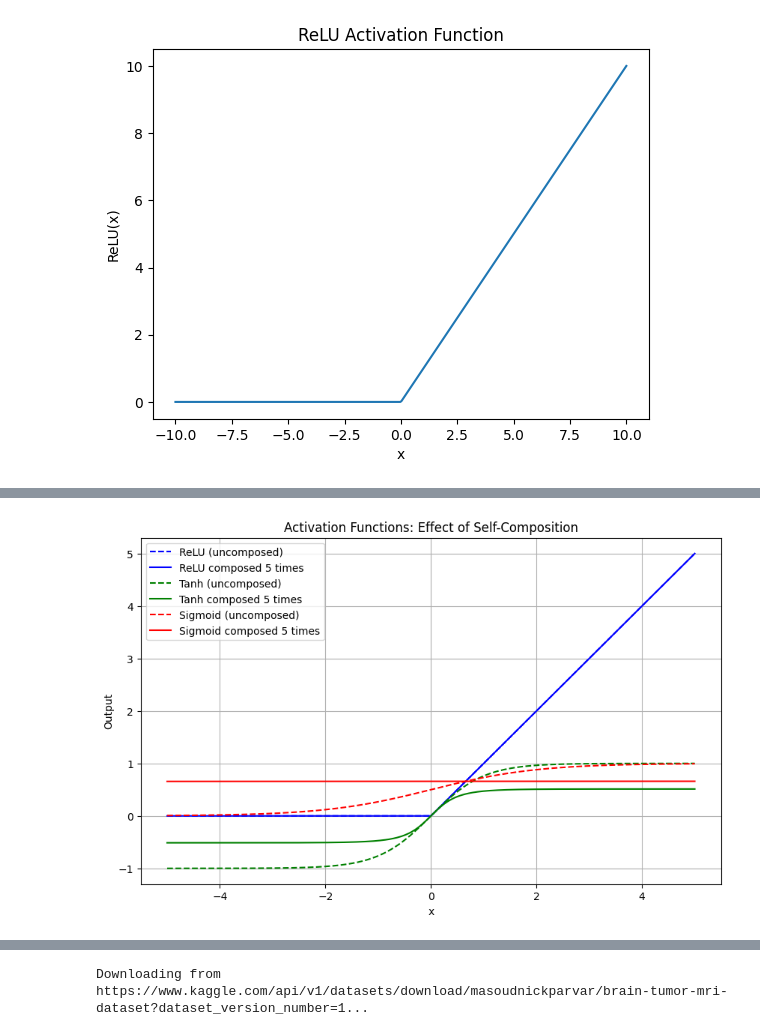
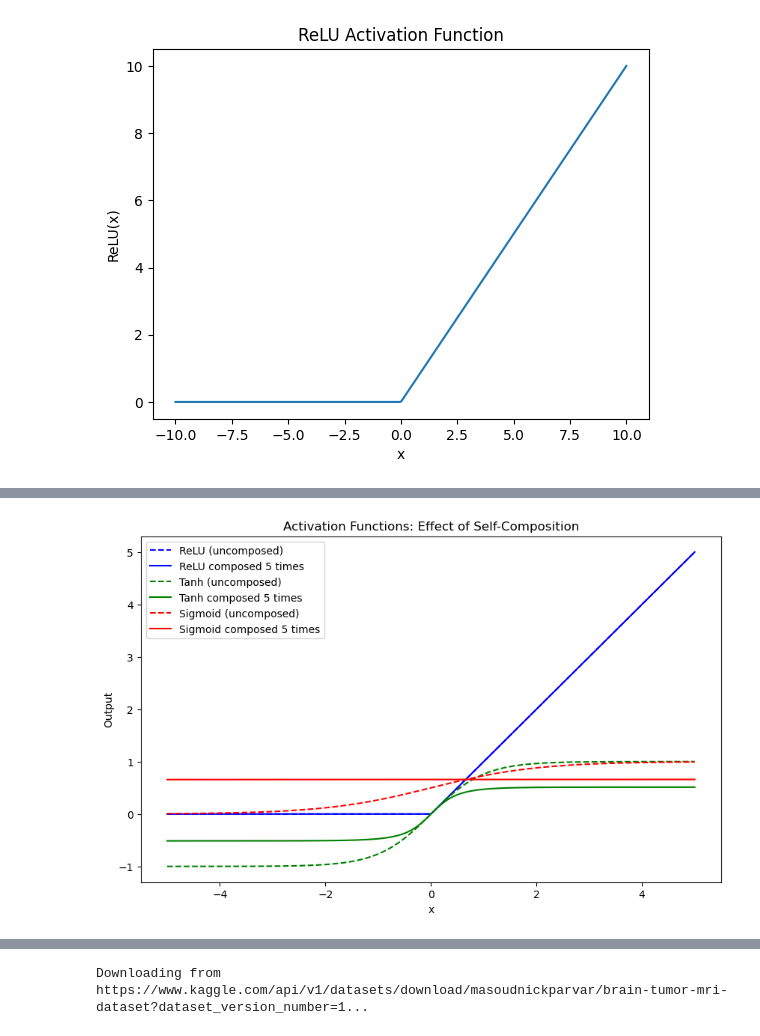
Before and after one commit to shrey1411/dst-group-project-2, a Jupyter notebook: VivekP/04-ReLUInvestigation.ipynb, the cells around one changed output, grey strips where cells are left out. Cells and saved outputs as stored; diff of their text form; code cells hidden in the pictures.

```diff
--- a/VivekP/04-ReLUInvestigation.ipynb
+++ b/VivekP/04-ReLUInvestigation.ipynb
@@ -146,32 +186,32 @@ def sigmoid(x): return 1 / (1 + np.exp(-x))
 
 # Apply the activation function n times
 def apply_composed(func, x, n=5):
     for _ in range(n):
         x = func(x)
     return x
 
 # Generate x values
 x = np.linspace(-5, 5, 400)
 
 # Define activation functions and their colors
 functions = [relu, tanh, sigmoid]
 function_names = ["ReLU", "Tanh", "Sigmoid"]
 colors = ["blue", "green", "red"]
 
 # Plotting
 plt.figure(figsize=(10, 6))
 for func, name, color in zip(functions, function_names, colors):
     y = func(x)
     y_composed = apply_composed(func, x, n=5)
     plt.plot(x, y, label=f"{name} (uncomposed)", color=color, linestyle="--")
     plt.plot(x, y_composed, label=f"{name} composed 5 times", color=color)
 
 # Adding labels and title
 plt.title("Activation Functions: Effect of Self-Composition")
 plt.xlabel("x")
 plt.ylabel("Output")
 plt.legend()
-plt.grid(True)
+plt.grid(False)
 plt.show()
 # %% [output]
-[figure, old version]
+[figure, new version]
```
Also changed, not shown: parts of 15 cells of this notebook.
